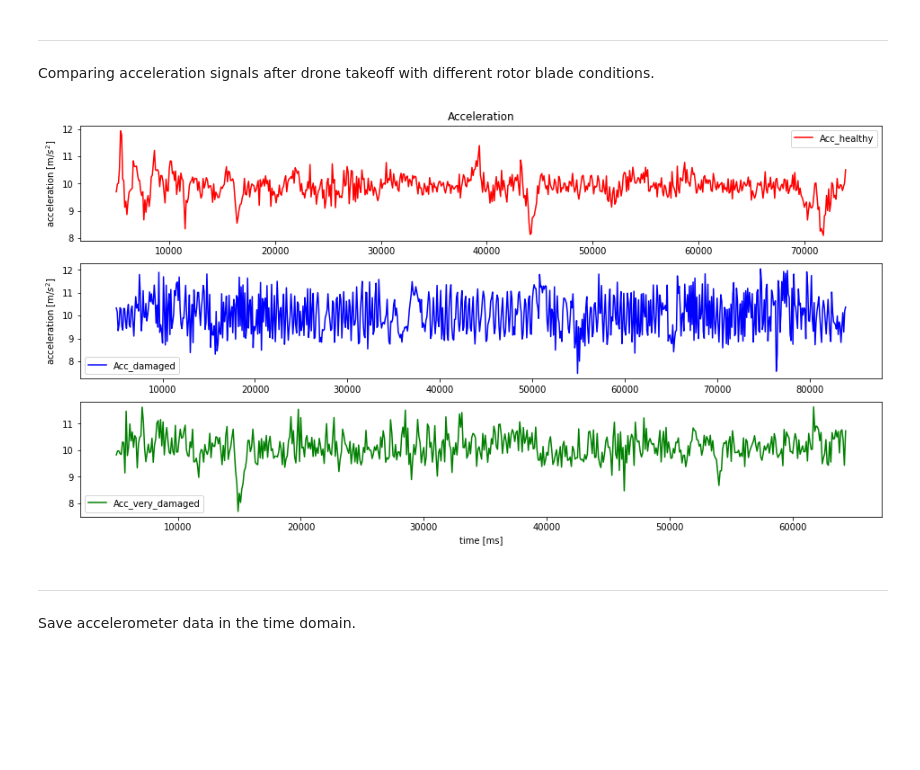
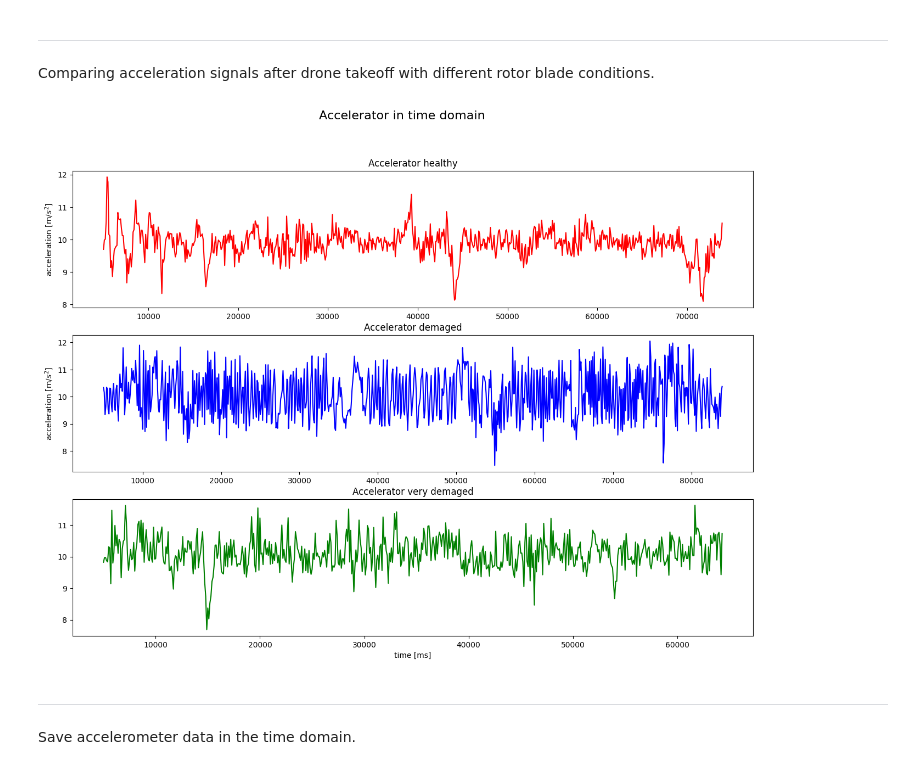
Before and after one commit to AiR-ISZ-Gr1/drones_prediction, a Jupyter notebook: preprocessing.ipynb, the cells around one changed output. Saved outputs shown, nothing was run; the diff lists cells and outputs as text; code cells hidden in the pictures; blank space fills up the shorter version.

```diff
--- a/preprocessing.ipynb
+++ b/preprocessing.ipynb
@@ -141,23 +158,27 @@ stop = 150
 ---
 Comparing acceleration signals after drone takeoff with different rotor blade conditions.
 # %%
-fig,ax = plt.subplots(3,1,figsize=[16,8])
+fig,ax = plt.subplots(3,1,figsize=[16,11])
 
 
 ax[0].set_title('Acceleration')
 ax[0].plot(time_healthy[start:len(time_healthy)-210], acc_healthy[start:len(time_healthy)-210], label='Acc_healthy',color='red')
 ax[1].plot(time_damaged[start:len(time_damaged)-190], acc_damaged[start:len(time_damaged)-190], label='Acc_damaged',color='blue')
 ax[2].plot(time_very_damaged[start:len(time_very_damaged)-135], acc_very_damaged[start:len(time_very_damaged)-135], label='Acc_very_damaged',color='green')
 
-ax[0].legend()
-ax[1].legend()
-ax[2].legend()
+# ax[0].legend()
+# ax[1].legend()
+# ax[2].legend()
 ax[0].set_ylabel(r'acceleration [m/$s^2$]')
 ax[1].set_ylabel(r'acceleration [m/$s^2$]')
 ax[2].set_xlabel('time [ms]')
+ax[0].set_title('Accelerator healthy')
+ax[1].set_title('Accelerator demaged')
+ax[2].set_title('Accelerator very demaged')
+fig.suptitle('Accelerator in time domain', fontsize=16)
 plt.show()
 # %% [output]
-[figure, old version]
+[figure, new version]
 # %%
 acc_healthy_split = split_array(acc_healthy[50:len(acc_healthy)-210],150,125)
 acc_damaged_split = split_array(acc_damaged[50:len(acc_damaged)-190],150,125)
```
Also changed, not shown: parts of 5 cells of this notebook, 11 other files.
